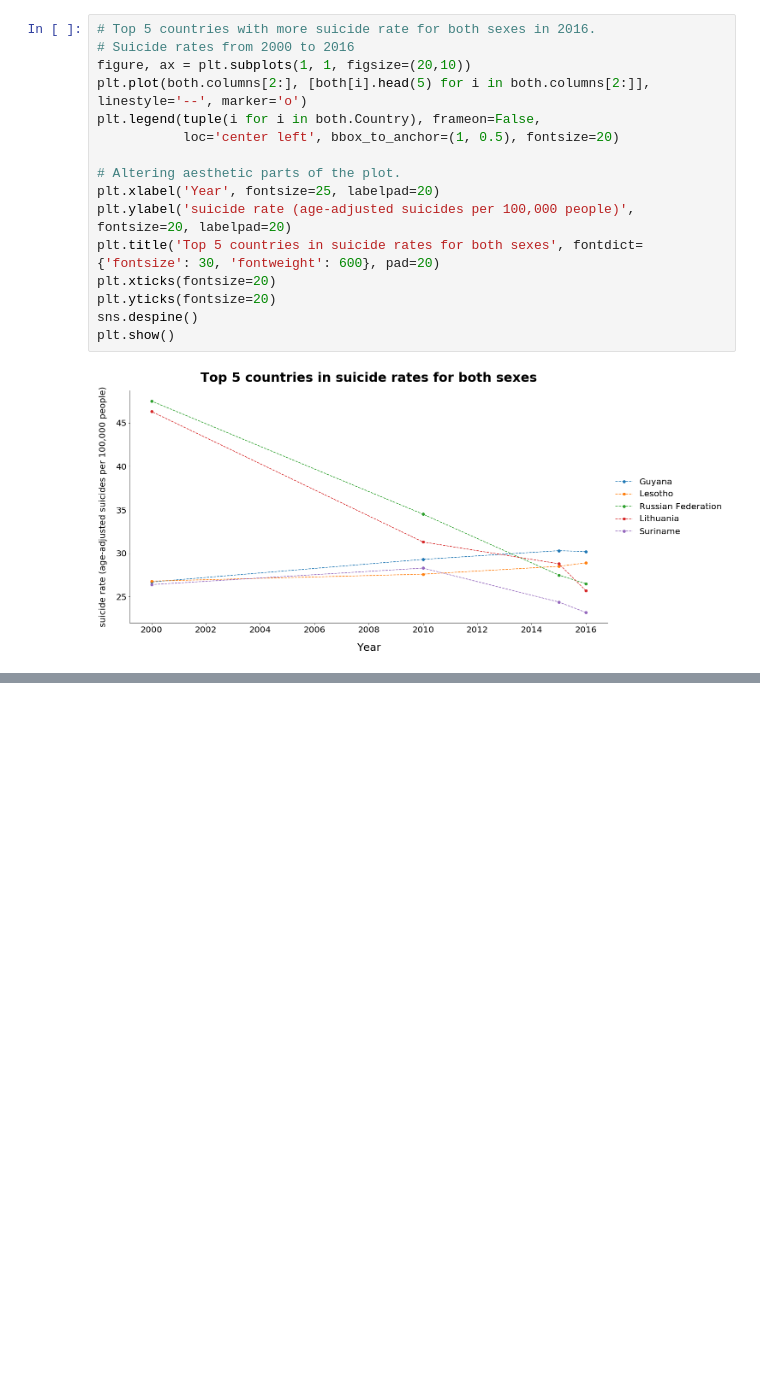
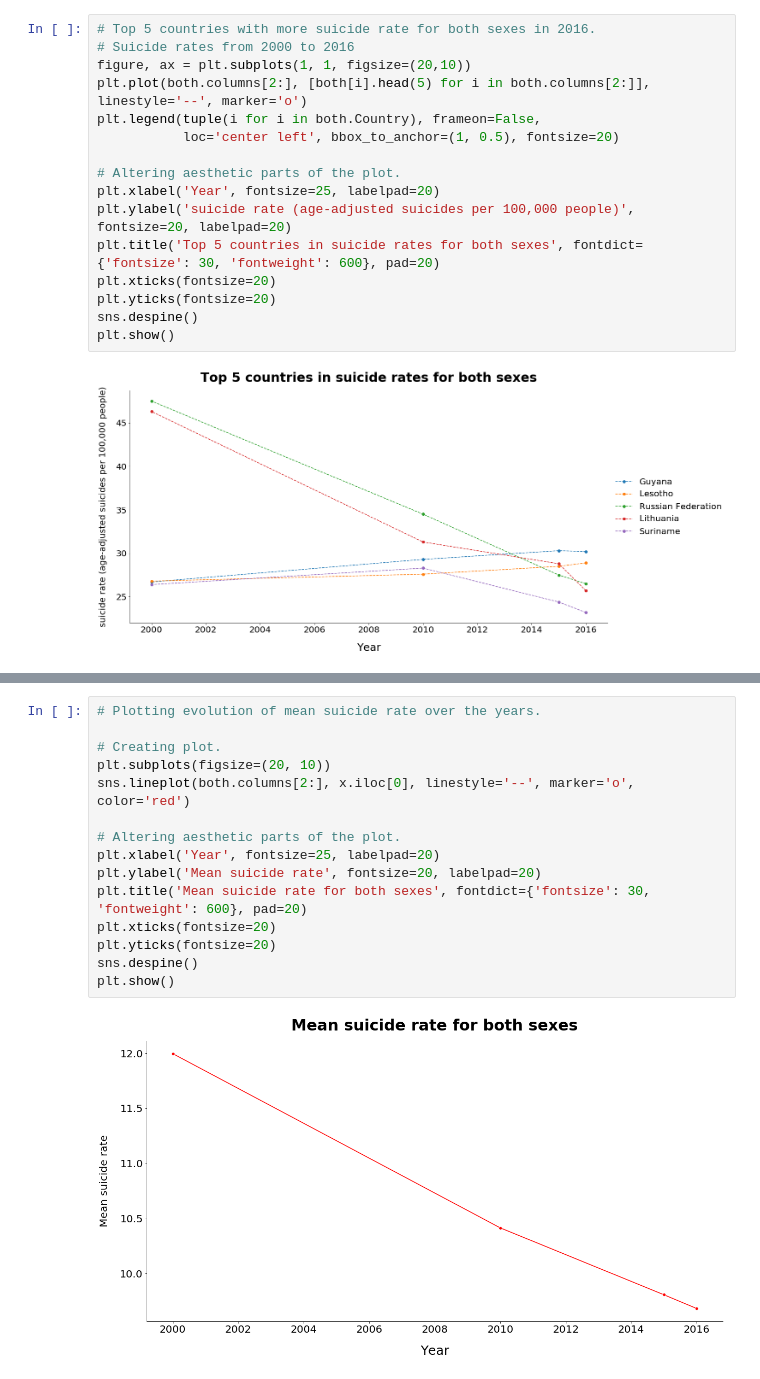
Before and after one commit to NachoMartinezJ/your-own-project, a Jupyter notebook: suicide_analysis.ipynb, the cells around one changed output, grey strips where cells are left out. Cells and saved outputs as stored; diff of their text form; blank space fills up the shorter version.

Commit message:
Creating aggregate table for mean suicide rate over the years and plotting it

```diff
--- a/suicide_analysis.ipynb
+++ b/suicide_analysis.ipynb
@@ -129,0 +138,17 @@ plt.show()
+# %%
+# Plotting evolution of mean suicide rate over the years.
+
+# Creating plot.
+plt.subplots(figsize=(20, 10))
+sns.lineplot(both.columns[2:], x.iloc[0], linestyle='--', marker='o', color='red')
+
+# Altering aesthetic parts of the plot.
+plt.xlabel('Year', fontsize=25, labelpad=20)
+plt.ylabel('Mean suicide rate', fontsize=20, labelpad=20)
+plt.title('Mean suicide rate for both sexes', fontdict={'fontsize': 30, 'fontweight': 600}, pad=20)
+plt.xticks(fontsize=20)
+plt.yticks(fontsize=20)
+sns.despine()
+plt.show()
+# %% [output]
+[figure, added]
```
Also changed, not shown: parts of 1 cell of this notebook.
